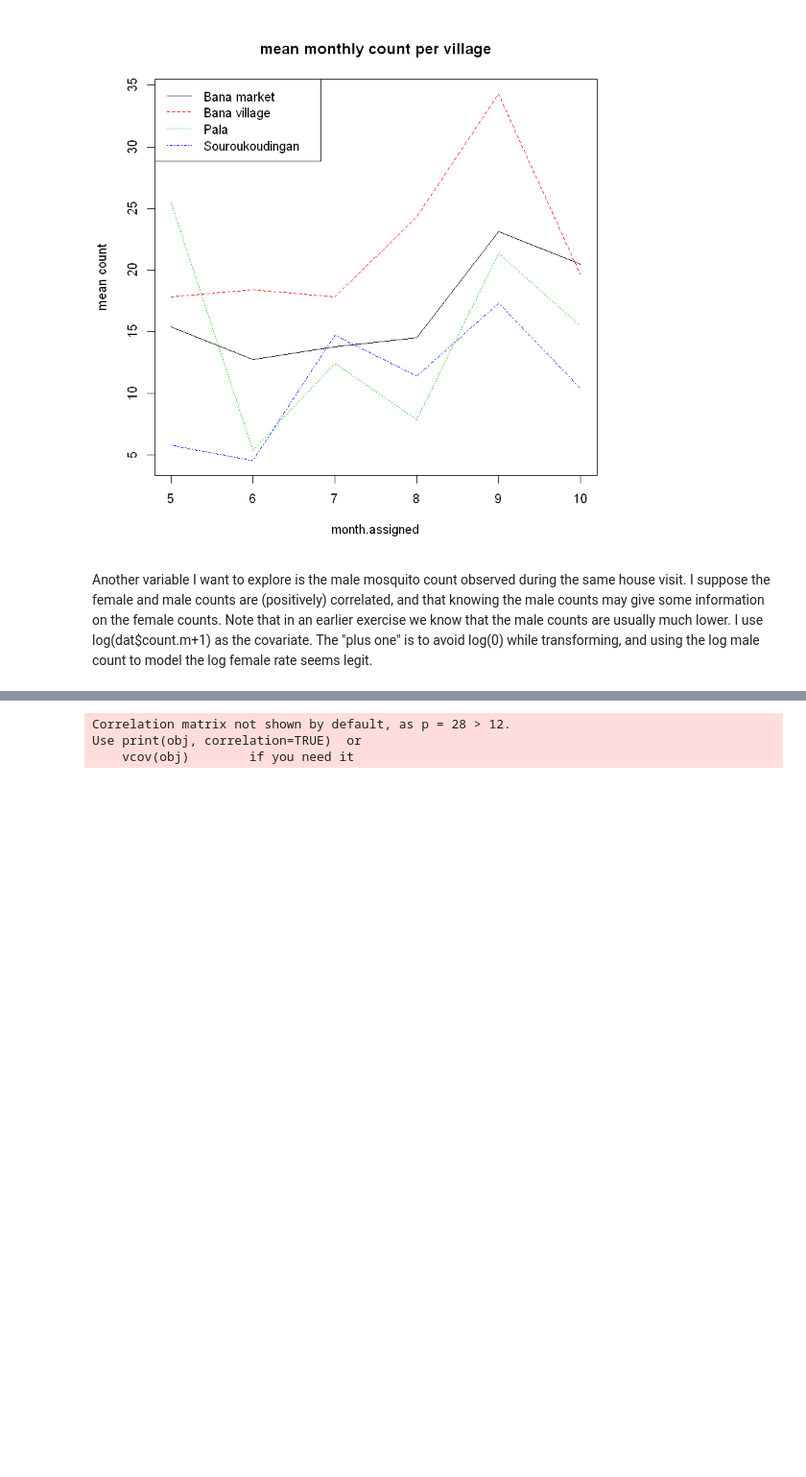
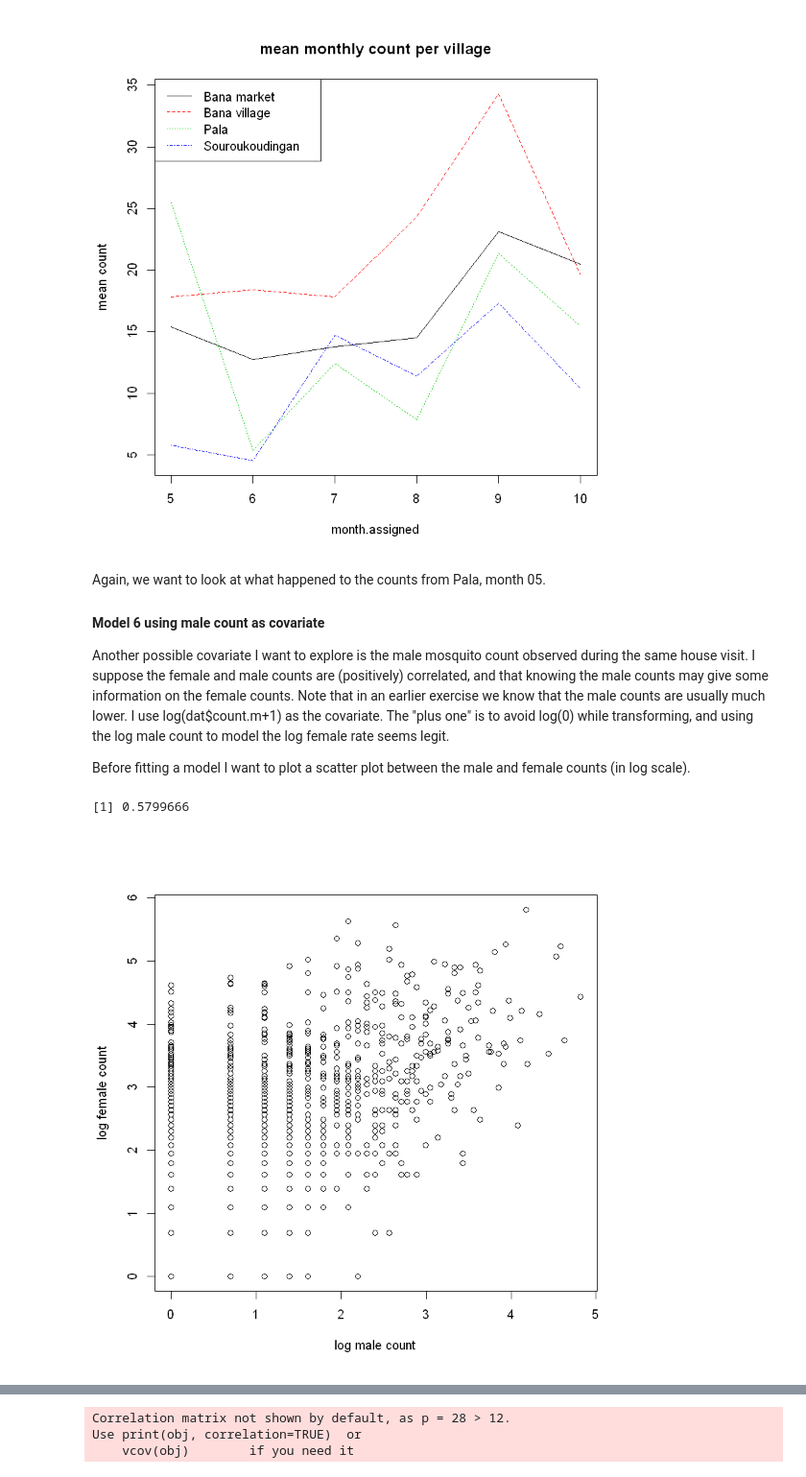
Before and after one commit to tinyuhui/PSC_modelling, a Jupyter notebook: notebook2.ipynb, the cells around one changed output, grey strips where cells are left out. Shown at 96% size. Saved outputs shown, nothing was run; the diff lists cells and outputs as text; code cells hidden in the pictures; blank space fills up the shorter version.

```diff
--- a/notebook2.ipynb
+++ b/notebook2.ipynb
@@ -235,4 +266,17 @@ legend('topleft', legend=levels(dat1$village), col=1:4, lty=1:4)
 mean monthly count per village
 [figure]
 # %% [markdown]
-Another variable I want to explore is the male mosquito count observed during the same house visit. I suppose the female and male counts are (positively) correlated, and that knowing the male counts may give some information on the female counts. Note that in an earlier exercise we know that the male counts are usually much lower. I use log(dat$count.m+1) as the covariate. The "plus one" is to avoid log(0) while transforming, and using the log male count to model the log female rate seems legit.
+Again, we want to look at what happened to the counts from Pala, month 05.
+
+#### Model 6 using male count as covariate
+Another possible covariate I want to explore is the male mosquito count observed during the same house visit. I suppose the female and male counts are (positively) correlated, and that knowing the male counts may give some information on the female counts. Note that in an earlier exercise we know that the male counts are usually much lower. I use log(dat$count.m+1) as the covariate. The "plus one" is to avoid log(0) while transforming, and using the log male count to model the log female rate seems legit.
+
+Before fitting a model I want to plot a scatter plot between the male and female counts (in log scale).
+# %%
+# SCATTER PLOT OF (LOG) FEMALE AGAINST MALE COUNT
+plot(log(dat1$count.m+1), log(dat1$count.f+1), xlab='log male count', ylab='log female count')
+# CORRELATION COEFFICIENT
+cor(log(dat1$count.m+1), log(dat1$count.f+1), use='pairwise')
+# %% [output]
+[1] 0.5799666
+[figure, added]
```
Also changed, not shown: parts of 8 cells of this notebook, 1 other file.
